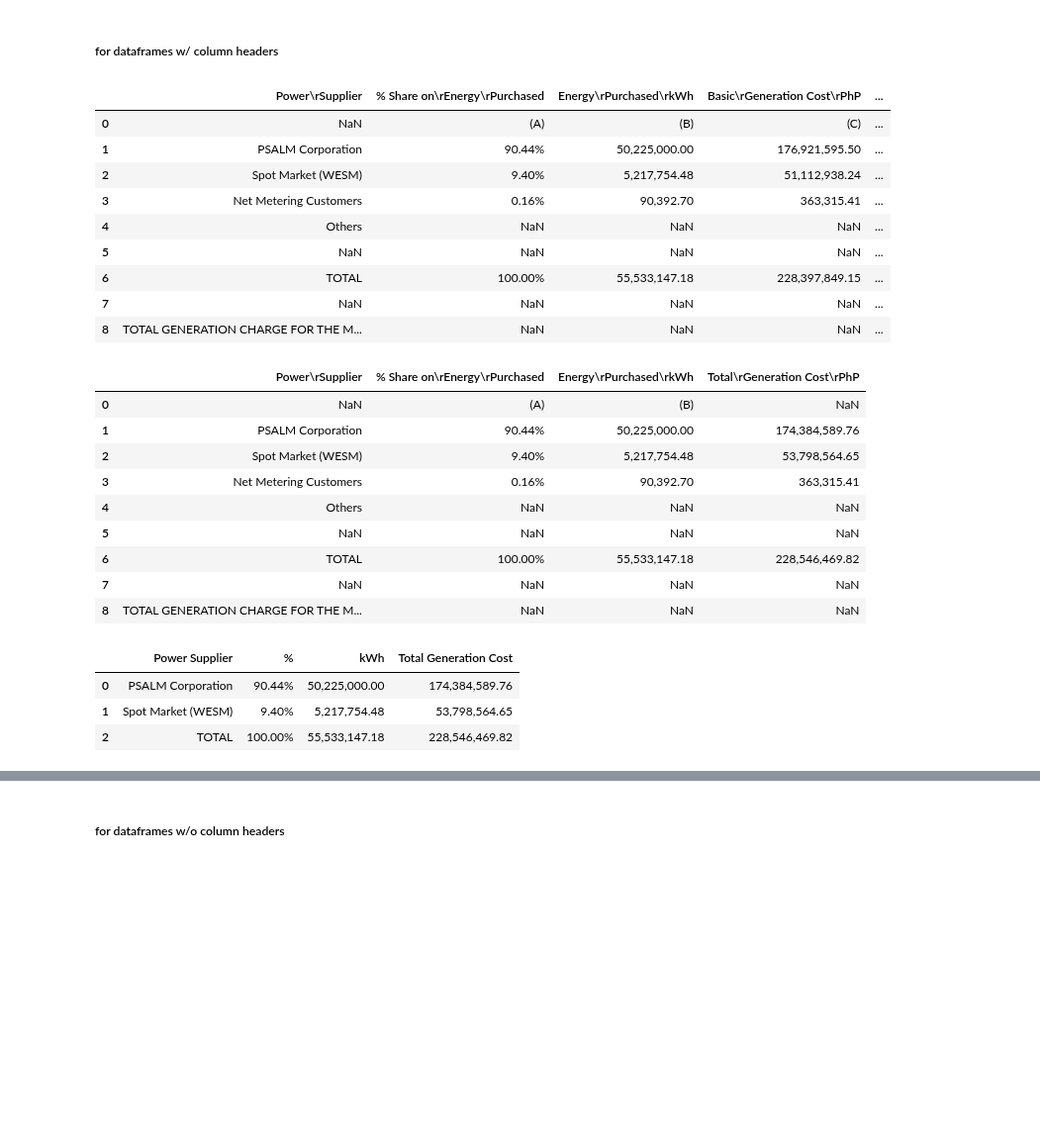
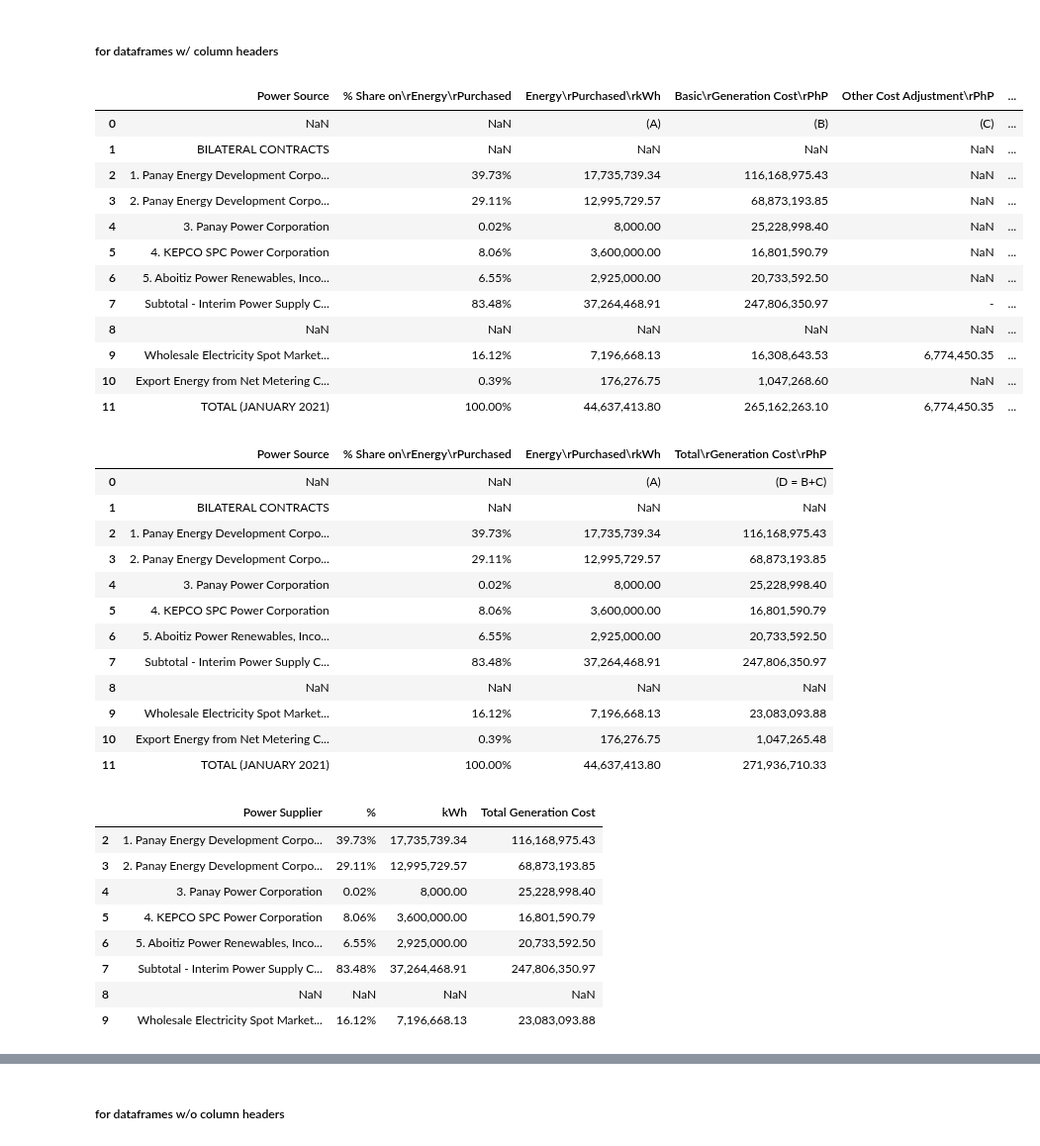
Before and after one commit to andreasenson/Scrape-DU-Generation-Charge, a Jupyter notebook: MEPC/scrape_MEPC.ipynb, the cells around one changed output, grey strips where cells are left out. Shown at 99% size. Saved outputs shown, nothing was run; the diff lists cells and outputs as text; code cells hidden in the pictures; blank space fills up the shorter version.

```diff
--- a/MEPC/scrape_MEPC.ipynb
+++ b/MEPC/scrape_MEPC.ipynb
@@ -162,7 +162,7 @@ for filename in os.listdir(pdf_folder_path):
             df = pd.concat(processed_tables, ignore_index=True)
 
             # Check if any of the column headers contain the word "Supplier"
-            if any('Supplier' in col for col in df.columns):
+            if any('Supplier' in col or 'Power' in col for col in df.columns):
                 # Store the key in supplier_present_keys dictionary
                 supplier_present_keys[filename] = df
             else:
@@ -288,24 +548,27 @@ dict_keys(['GenCharge_Mar2020.pdf', 'GenCharge_Jul2020.pdf', 'GenCharge_May2020.
 # %% [markdown]
 ##### for dataframes w/ column headers
 # %%
-df = supplier_present_keys["Generation-Charge-for-June-2022.pdf"]
+df = supplier_present_keys["GenCharge_202101.pdf"]
 df
 # %% [output]
-|  | Power\rSupplier | % Share on\rEnergy\rPurchased | Energy\rPurchased\rkWh | Basic\rGeneration Cost\rPhP | ... |
-| 0 | NaN | (A) | (B) | (C) | ... |
-| 1 | PSALM Corporation | 90.44% | 50,225,000.00 | 176,921,595.50 | ... |
-| 2 | Spot Market (WESM) | 9.40% | 5,217,754.48 | 51,112,938.24 | ... |
-| 3 | Net Metering Customers | 0.16% | 90,392.70 | 363,315.41 | ... |
-| 4 | Others | NaN | NaN | NaN | ... |
-| 5 | NaN | NaN | NaN | NaN | ... |
-| 6 | TOTAL | 100.00% | 55,533,147.18 | 228,397,849.15 | ... |
-| 7 | NaN | NaN | NaN | NaN | ... |
-| 8 | TOTAL GENERATION CHARGE FOR THE M... | NaN | NaN | NaN | ... |
+|  | Power Source | % Share on\rEnergy\rPurchased | Energy\rPurchased\rkWh | Basic\rGeneration Cost\rPhP | Other Cost Adjustment\rPhP | ... |
+| 0 | NaN | NaN | (A) | (B) | (C) | ... |
+| 1 | BILATERAL CONTRACTS | NaN | NaN | NaN | NaN | ... |
+| 2 | 1. Panay Energy Development Corpo... | 39.73% | 17,735,739.34 | 116,168,975.43 | NaN | ... |
+| 3 | 2. Panay Energy Development Corpo... | 29.11% | 12,995,729.57 | 68,873,193.85 | NaN | ... |
+| 4 | 3. Panay Power Corporation | 0.02% | 8,000.00 | 25,228,998.40 | NaN | ... |
+| 5 | 4. KEPCO SPC Power Corporation | 8.06% | 3,600,000.00 | 16,801,590.79 | NaN | ... |
+| 6 | 5. Aboitiz Power Renewables, Inco... | 6.55% | 2,925,000.00 | 20,733,592.50 | NaN | ... |
+| 7 | Subtotal - Interim Power Supply C... | 83.48% | 37,264,468.91 | 247,806,350.97 | - | ... |
+| 8 | NaN | NaN | NaN | NaN | NaN | ... |
+| 9 | Wholesale Electricity Spot Market... | 16.12% | 7,196,668.13 | 16,308,643.53 | 6,774,450.35 | ... |
+| 10 | Export Energy from Net Metering C... | 0.39% | 176,276.75 | 1,047,268.60 | NaN | ... |
+| 11 | TOTAL (JANUARY 2021) | 100.00% | 44,637,413.80 | 265,162,263.10 | 6,774,450.35 | ... |
 # %%
 #Slicing columns
 
 # Define the keywords to look for in the column names
-keywords = ["Supplier", "%", "Purchased", "Total"]
+keywords = ["Power", "%", "Purchased", "Total"]
 
 # Filter the columns based on the presence of any of the keywords
 filtered_columns = [col for col in df.columns if any(keyword in col for keyword in keywords)]
@@ -315,21 +578,24 @@ sliced_columns = df[filtered_columns]
 
 sliced_columns
 # %% [output]
-|  | Power\rSupplier | % Share on\rEnergy\rPurchased | Energy\rPurchased\rkWh | Total\rGeneration Cost\rPhP |
-| 0 | NaN | (A) | (B) | NaN |
-| 1 | PSALM Corporation | 90.44% | 50,225,000.00 | 174,384,589.76 |
-| 2 | Spot Market (WESM) | 9.40% | 5,217,754.48 | 53,798,564.65 |
-| 3 | Net Metering Customers | 0.16% | 90,392.70 | 363,315.41 |
-| 4 | Others | NaN | NaN | NaN |
-| 5 | NaN | NaN | NaN | NaN |
-| 6 | TOTAL | 100.00% | 55,533,147.18 | 228,546,469.82 |
-| 7 | NaN | NaN | NaN | NaN |
-| 8 | TOTAL GENERATION CHARGE FOR THE M... | NaN | NaN | NaN |
+|  | Power Source | % Share on\rEnergy\rPurchased | Energy\rPurchased\rkWh | Total\rGeneration Cost\rPhP |
+| 0 | NaN | NaN | (A) | (D = B+C) |
+| 1 | BILATERAL CONTRACTS | NaN | NaN | NaN |
+| 2 | 1. Panay Energy Development Corpo... | 39.73% | 17,735,739.34 | 116,168,975.43 |
+| 3 | 2. Panay Energy Development Corpo... | 29.11% | 12,995,729.57 | 68,873,193.85 |
+| 4 | 3. Panay Power Corporation | 0.02% | 8,000.00 | 25,228,998.40 |
+| 5 | 4. KEPCO SPC Power Corporation | 8.06% | 3,600,000.00 | 16,801,590.79 |
+| 6 | 5. Aboitiz Power Renewables, Inco... | 6.55% | 2,925,000.00 | 20,733,592.50 |
+| 7 | Subtotal - Interim Power Supply C... | 83.48% | 37,264,468.91 | 247,806,350.97 |
+| 8 | NaN | NaN | NaN | NaN |
+| 9 | Wholesale Electricity Spot Market... | 16.12% | 7,196,668.13 | 23,083,093.88 |
+| 10 | Export Energy from Net Metering C... | 0.39% | 176,276.75 | 1,047,265.48 |
+| 11 | TOTAL (JANUARY 2021) | 100.00% | 44,637,413.80 | 271,936,710.33 |
 # %%
 #Slicing rows
 
 # Step 1: Find the first non-null row index in the first column
-first_non_null_idx = sliced_columns[sliced_columns.iloc[:, 0].notna()].index[0]
+first_non_null_idx = sliced_columns[sliced_columns.iloc[:, 1].notna()].index[0]
 
 # Step 2: Find the row index where the value in the first column is "WESM"
 wesm_row_idx = sliced_columns[sliced_columns.iloc[:, 0].str.contains("WESM", na=False, case=False)].index
@@ -354,6 +620,11 @@ sliced_rows.columns = ["Power Supplier", "%", "kWh", "Total Generation Cost"]
 sliced_rows
 # %% [output]
 |  | Power Supplier | % | kWh | Total Generation Cost |
-| 0 | PSALM Corporation | 90.44% | 50,225,000.00 | 174,384,589.76 |
-| 1 | Spot Market (WESM) | 9.40% | 5,217,754.48 | 53,798,564.65 |
-| 2 | TOTAL | 100.00% | 55,533,147.18 | 228,546,469.82 |
+| 2 | 1. Panay Energy Development Corpo... | 39.73% | 17,735,739.34 | 116,168,975.43 |
+| 3 | 2. Panay Energy Development Corpo... | 29.11% | 12,995,729.57 | 68,873,193.85 |
+| 4 | 3. Panay Power Corporation | 0.02% | 8,000.00 | 25,228,998.40 |
+| 5 | 4. KEPCO SPC Power Corporation | 8.06% | 3,600,000.00 | 16,801,590.79 |
+| 6 | 5. Aboitiz Power Renewables, Inco... | 6.55% | 2,925,000.00 | 20,733,592.50 |
+| 7 | Subtotal - Interim Power Supply C... | 83.48% | 37,264,468.91 | 247,806,350.97 |
+| 8 | NaN | NaN | NaN | NaN |
+| 9 | Wholesale Electricity Spot Market... | 16.12% | 7,196,668.13 | 23,083,093.88 |
```
Also changed, not shown: parts of 8 cells of this notebook.
